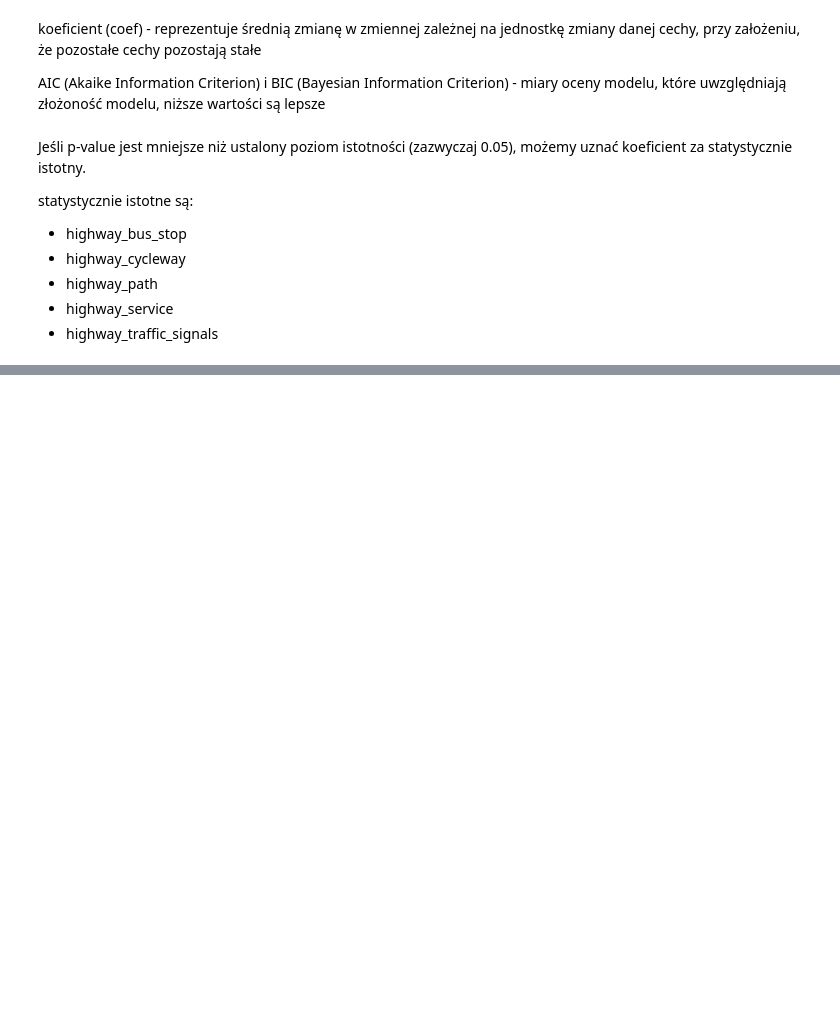
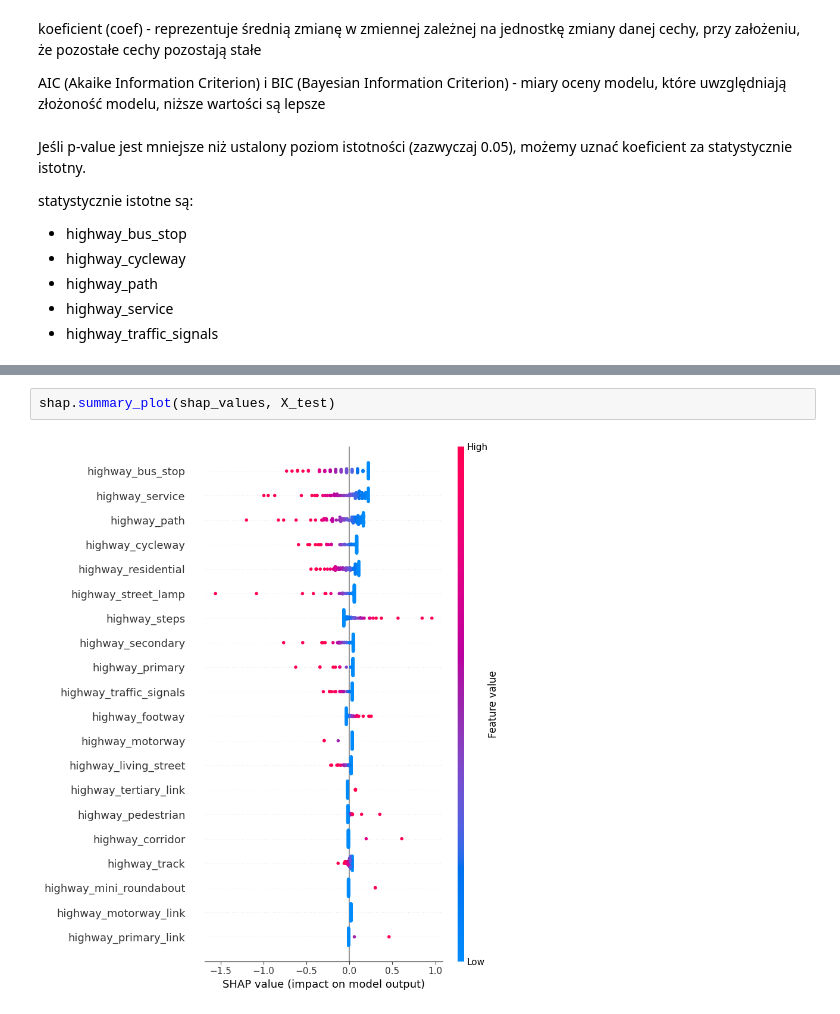
Before and after one commit to StaszekM/gradient, a Jupyter notebook: notebooks/eda_correlation.ipynb, the cells around one changed output, grey strips where cells are left out. Drawn from its saved outputs; the diff is of its cells as text; blank space fills up the shorter version.

```diff
--- a/notebooks/eda_correlation.ipynb
+++ b/notebooks/eda_correlation.ipynb
@@ -172,0 +216,4 @@ statystycznie istotne są:
+# %%
+shap.summary_plot(shap_values, X_test)
+# %% [output]
+[figure, added]
```
Also changed, not shown: parts of 9 cells of this notebook.
